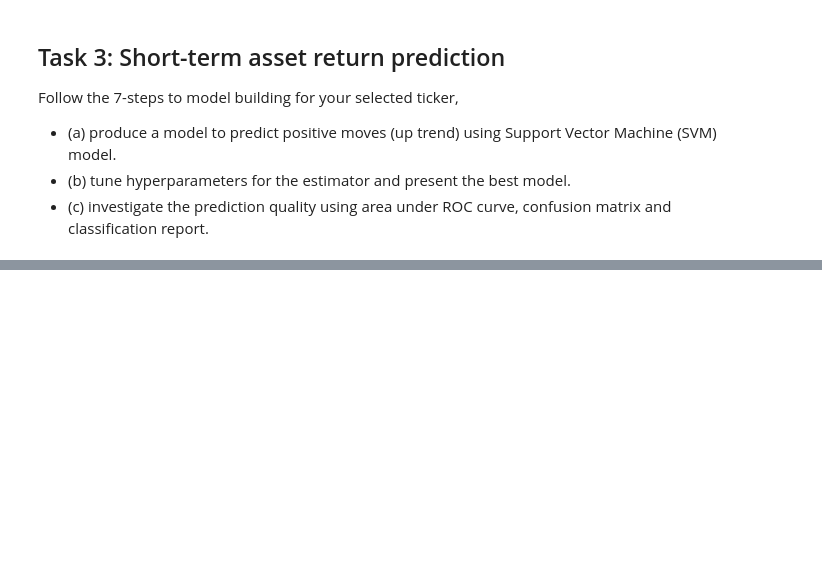
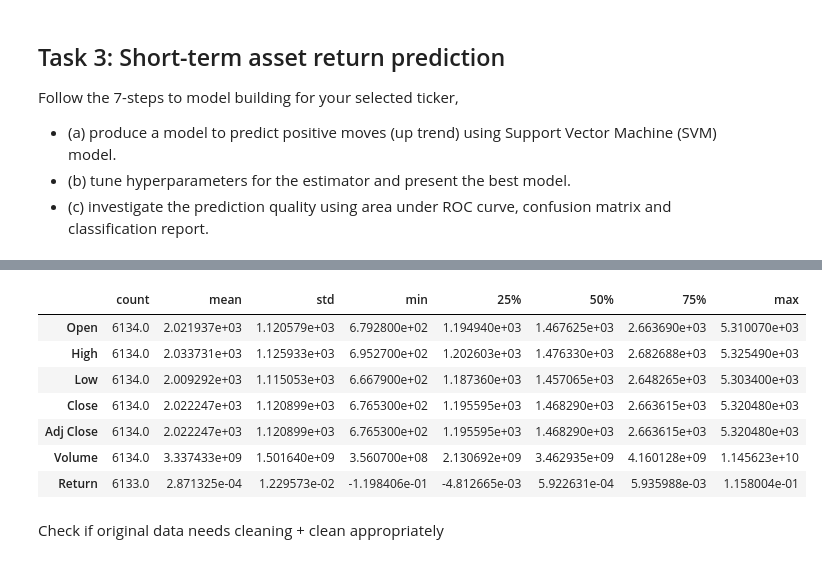
Before and after one commit to heidi123123/cqf, a Jupyter notebook: Exams/3/Exam 3.ipynb, the cells around one changed output, grey strips where cells are left out. Saved outputs shown, nothing was run; the diff lists cells and outputs as text; code cells hidden in the pictures; blank space fills up the shorter version.

```diff
--- a/Exams/3/Exam 3.ipynb
+++ b/Exams/3/Exam 3.ipynb
@@ -145,0 +186,14 @@ df.head()
+# %%
+# Descriptive statistics
+df.describe().T
+# %% [output]
+|  | count | mean | std | min | 25% | 50% | 75% | max |
+| Open | 6134.0 | 2.021937e+03 | 1.120579e+03 | 6.792800e+02 | 1.194940e+03 | 1.467625e+03 | 2.663690e+03 | 5.310070e+03 |
+| High | 6134.0 | 2.033731e+03 | 1.125933e+03 | 6.952700e+02 | 1.202603e+03 | 1.476330e+03 | 2.682688e+03 | 5.325490e+03 |
+| Low | 6134.0 | 2.009292e+03 | 1.115053e+03 | 6.667900e+02 | 1.187360e+03 | 1.457065e+03 | 2.648265e+03 | 5.303400e+03 |
+| Close | 6134.0 | 2.022247e+03 | 1.120899e+03 | 6.765300e+02 | 1.195595e+03 | 1.468290e+03 | 2.663615e+03 | 5.320480e+03 |
+| Adj Close | 6134.0 | 2.022247e+03 | 1.120899e+03 | 6.765300e+02 | 1.195595e+03 | 1.468290e+03 | 2.663615e+03 | 5.320480e+03 |
+| Volume | 6134.0 | 3.337433e+09 | 1.501640e+09 | 3.560700e+08 | 2.130692e+09 | 3.462935e+09 | 4.160128e+09 | 1.145623e+10 |
+| Return | 6133.0 | 2.871325e-04 | 1.229573e-02 | -1.198406e-01 | -4.812665e-03 | 5.922631e-04 | 5.935988e-03 | 1.158004e-01 |
+# %% [markdown]
+Check if original data needs cleaning + clean appropriately
```
Also changed, not shown: parts of 14 cells of this notebook.
